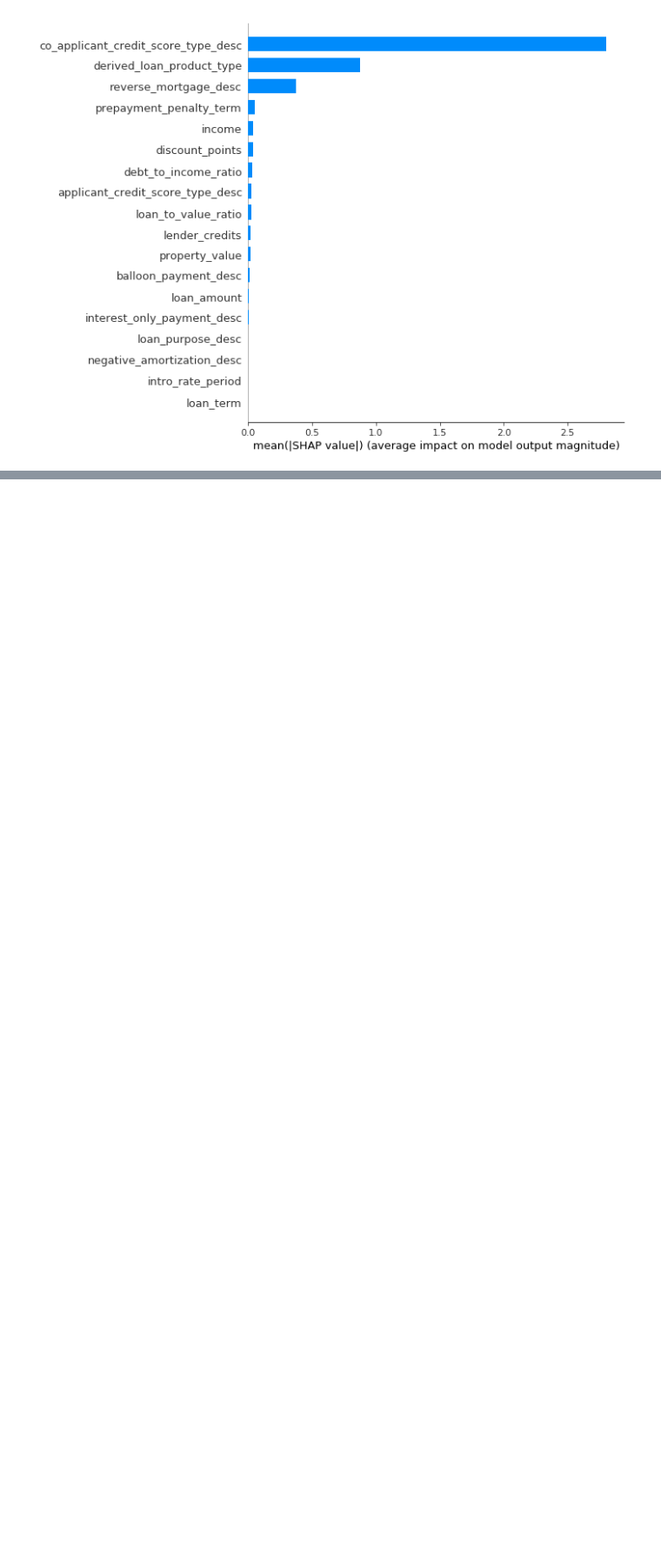
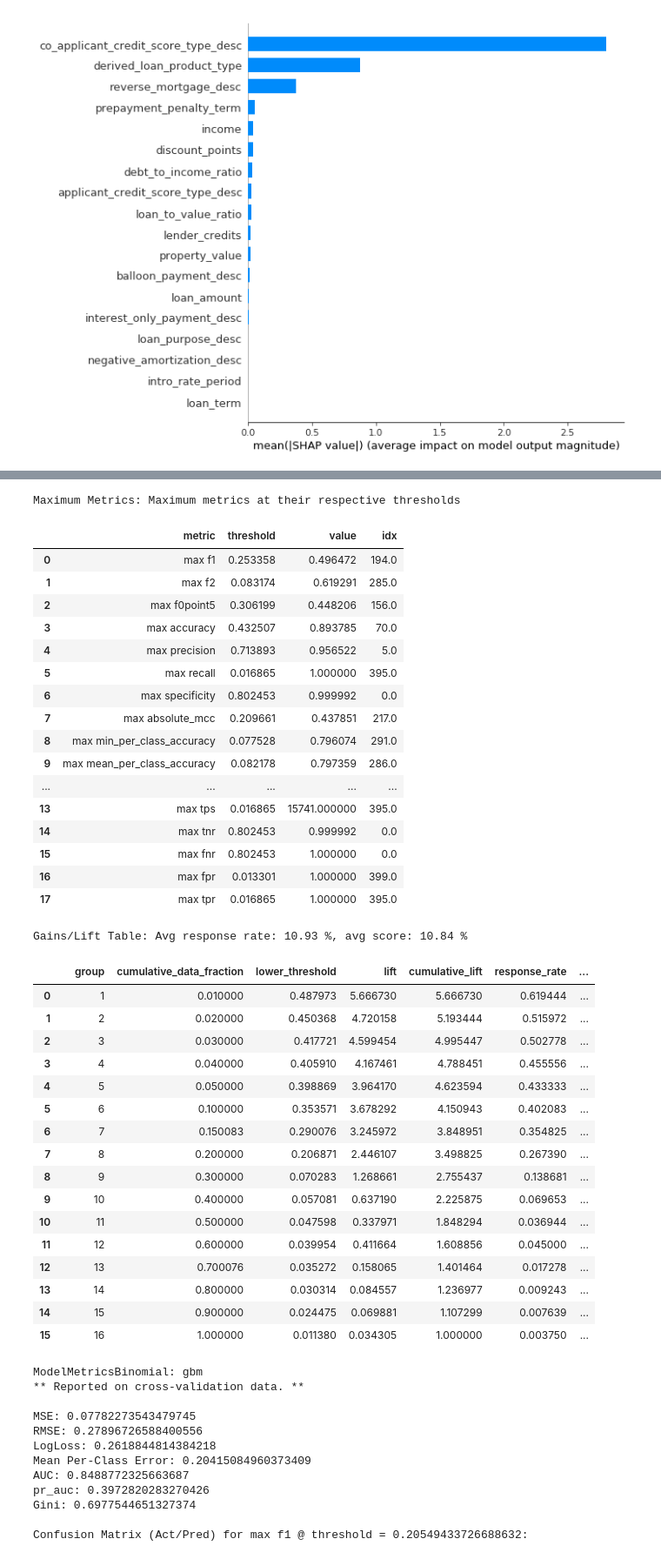
Before and after one commit to h2oai/article-information-2019, a Jupyter notebook: notebooks/mgbm.ipynb, the cells around one changed output, grey strips where cells are left out. Shown at 87% size. Cells and saved outputs as stored; diff of their text form; code cells hidden in the pictures; blank space fills up the shorter version.

```diff
--- a/notebooks/mgbm.ipynb
+++ b/notebooks/mgbm.ipynb
@@ -327,0 +373,3 @@ shap.summary_plot(shap_values_mgbm_default, X, plot_type="bar")
+# %%
+mgbm_lucky
+# %% [output]
@@ -327,0 +401,48 @@ shap.summary_plot(shap_values_mgbm_default, X, plot_type="bar")
+Maximum Metrics: Maximum metrics at their respective thresholds
+|  | metric | threshold | value | idx |
+| 0 | max f1 | 0.253358 | 0.496472 | 194.0 |
+| 1 | max f2 | 0.083174 | 0.619291 | 285.0 |
+| 2 | max f0point5 | 0.306199 | 0.448206 | 156.0 |
+| 3 | max accuracy | 0.432507 | 0.893785 | 70.0 |
+| 4 | max precision | 0.713893 | 0.956522 | 5.0 |
+| 5 | max recall | 0.016865 | 1.000000 | 395.0 |
+| 6 | max specificity | 0.802453 | 0.999992 | 0.0 |
+| 7 | max absolute_mcc | 0.209661 | 0.437851 | 217.0 |
+| 8 | max min_per_class_accuracy | 0.077528 | 0.796074 | 291.0 |
+| 9 | max mean_per_class_accuracy | 0.082178 | 0.797359 | 286.0 |
+| ... | ... | ... | ... | ... |
+| 13 | max tps | 0.016865 | 15741.000000 | 395.0 |
+| 14 | max tnr | 0.802453 | 0.999992 | 0.0 |
+| 15 | max fnr | 0.802453 | 1.000000 | 0.0 |
+| 16 | max fpr | 0.013301 | 1.000000 | 399.0 |
+| 17 | max tpr | 0.016865 | 1.000000 | 395.0 |
+Gains/Lift Table: Avg response rate: 10.93 %, avg score: 10.84 %
+|  |  | group | cumulative_data_fraction | lower_threshold | lift | cumulative_lift | response_rate | ... |
+| 0 |  | 1 | 0.010000 | 0.487973 | 5.666730 | 5.666730 | 0.619444 | ... |
+| 1 |  | 2 | 0.020000 | 0.450368 | 4.720158 | 5.193444 | 0.515972 | ... |
+| 2 |  | 3 | 0.030000 | 0.417721 | 4.599454 | 4.995447 | 0.502778 | ... |
+| 3 |  | 4 | 0.040000 | 0.405910 | 4.167461 | 4.788451 | 0.455556 | ... |
+| 4 |  | 5 | 0.050000 | 0.398869 | 3.964170 | 4.623594 | 0.433333 | ... |
+| 5 |  | 6 | 0.100000 | 0.353571 | 3.678292 | 4.150943 | 0.402083 | ... |
+| 6 |  | 7 | 0.150083 | 0.290076 | 3.245972 | 3.848951 | 0.354825 | ... |
+| 7 |  | 8 | 0.200000 | 0.206871 | 2.446107 | 3.498825 | 0.267390 | ... |
+| 8 |  | 9 | 0.300000 | 0.070283 | 1.268661 | 2.755437 | 0.138681 | ... |
+| 9 |  | 10 | 0.400000 | 0.057081 | 0.637190 | 2.225875 | 0.069653 | ... |
+| 10 |  | 11 | 0.500000 | 0.047598 | 0.337971 | 1.848294 | 0.036944 | ... |
+| 11 |  | 12 | 0.600000 | 0.039954 | 0.411664 | 1.608856 | 0.045000 | ... |
+| 12 |  | 13 | 0.700076 | 0.035272 | 0.158065 | 1.401464 | 0.017278 | ... |
+| 13 |  | 14 | 0.800000 | 0.030314 | 0.084557 | 1.236977 | 0.009243 | ... |
+| 14 |  | 15 | 0.900000 | 0.024475 | 0.069881 | 1.107299 | 0.007639 | ... |
+| 15 |  | 16 | 1.000000 | 0.011380 | 0.034305 | 1.000000 | 0.003750 | ... |
+ModelMetricsBinomial: gbm
+** Reported on cross-validation data. **
+
+MSE: 0.07782273543479745
+RMSE: 0.27896726588400556
+LogLoss: 0.2618844814384218
+Mean Per-Class Error: 0.20415084960373409
+AUC: 0.8488772325663687
+pr_auc: 0.3972820283270426
+Gini: 0.6977544651327374
+
+Confusion Matrix (Act/Pred) for max f1 @ threshold = 0.20549433726688632:
```
Also changed, not shown: parts of 12 cells of this notebook.
